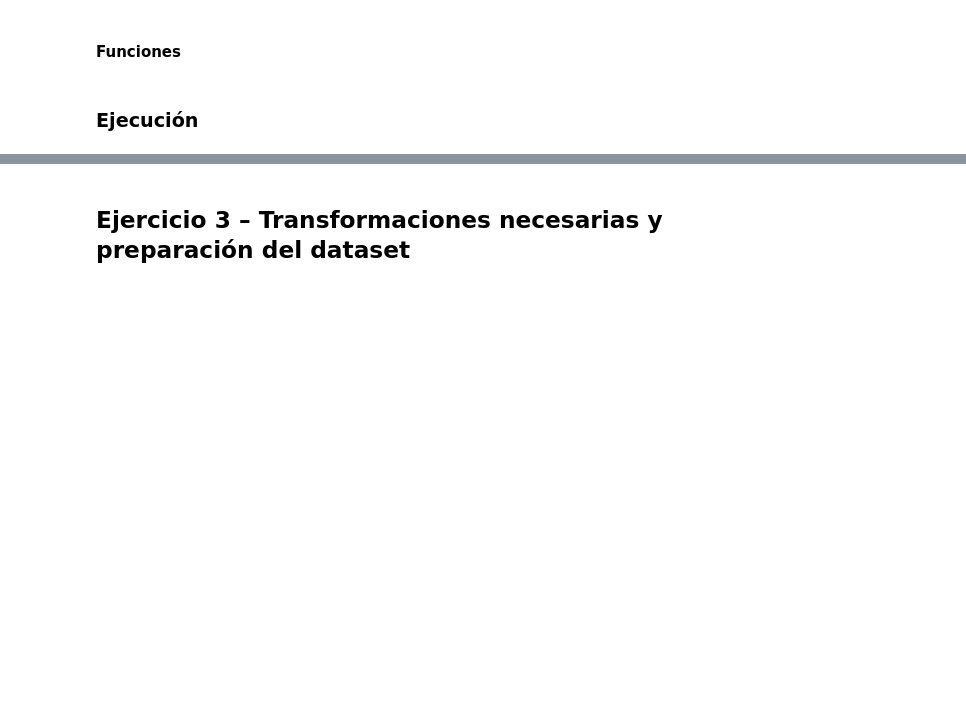
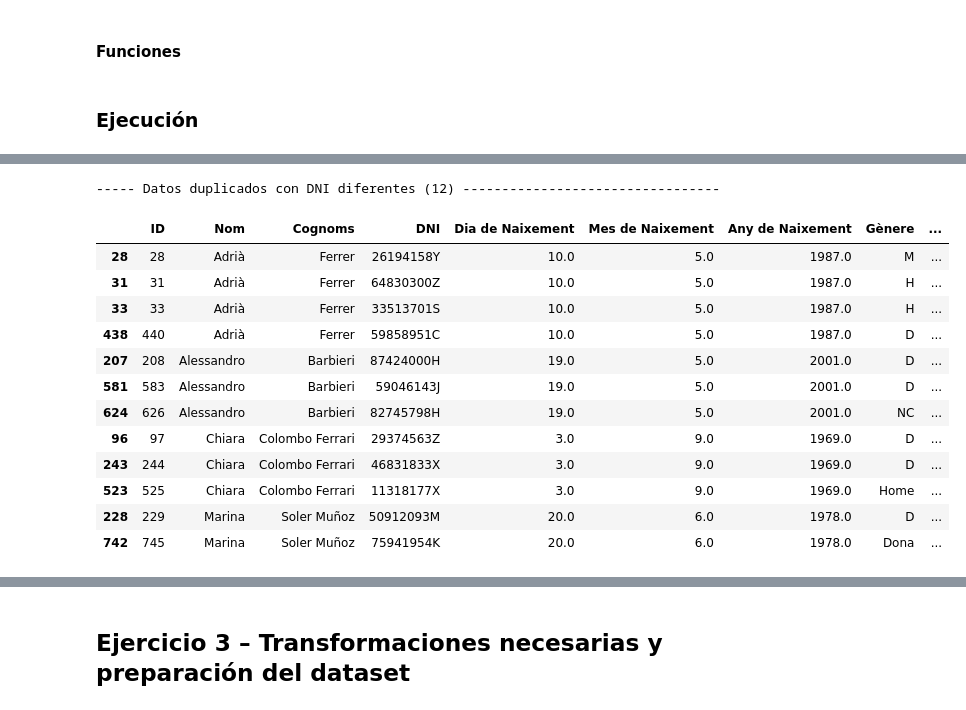
Before and after one commit to chisamitsu/ita-dataanalytics, a Jupyter notebook: s08-analitica-de-dados-python/s08-analitica-de-dados-python.ipynb, the cells around one changed output, grey strips where cells are left out. Cells and saved outputs as stored; diff of their text form; code cells hidden in the pictures; blank space fills up the shorter version.

Commit message:
S08: Analítica de datos con Pandas - Nivel 1, Ejercicio 2 (validaciones y eliminación de registros)

```diff
--- a/s08-analitica-de-dados-python/s08-analitica-de-dados-python.ipynb
+++ b/s08-analitica-de-dados-python/s08-analitica-de-dados-python.ipynb
@@ -457,0 +632,29 @@ _Pendiente_
+# %%
+# Extract first surname
+df["Primer cognom"] = df["Cognoms"].str.split().str[0]
+
+# Records with same PERSON_COLS
+same_person = df[df.duplicated(subset=PERSON_COLS, keep=False)]
+
+# Same person but different DNI
+different_dni = (same_person.groupby(PERSON_COLS)["DNI"].transform("nunique").ne(1))
+
+rows_to_review = (same_person[different_dni].sort_values(by=PERSON_COLS)[DISPLAY_COLS])
+
+print(f"----- Datos duplicados con DNI diferentes ({len(rows_to_review)}) ".ljust(80, "-"))
+display(rows_to_review)
+# %% [output]
+----- Datos duplicados con DNI diferentes (12) ---------------------------------
+|  | ID | Nom | Cognoms | DNI | Dia de Naixement | Mes de Naixement | Any de Naixement | Gènere | ... |
+| 28 | 28 | Adrià | Ferrer | 26194158Y | 10.0 | 5.0 | 1987.0 | M | ... |
+| 31 | 31 | Adrià | Ferrer | 64830300Z | 10.0 | 5.0 | 1987.0 | H | ... |
+| 33 | 33 | Adrià | Ferrer | 33513701S | 10.0 | 5.0 | 1987.0 | H | ... |
+| 438 | 440 | Adrià | Ferrer | 59858951C | 10.0 | 5.0 | 1987.0 | D | ... |
+| 207 | 208 | Alessandro | Barbieri | 87424000H | 19.0 | 5.0 | 2001.0 | D | ... |
+| 581 | 583 | Alessandro | Barbieri | 59046143J | 19.0 | 5.0 | 2001.0 | D | ... |
+| 624 | 626 | Alessandro | Barbieri | 82745798H | 19.0 | 5.0 | 2001.0 | NC | ... |
+| 96 | 97 | Chiara | Colombo Ferrari | 29374563Z | 3.0 | 9.0 | 1969.0 | D | ... |
+| 243 | 244 | Chiara | Colombo Ferrari | 46831833X | 3.0 | 9.0 | 1969.0 | D | ... |
+| 523 | 525 | Chiara | Colombo Ferrari | 11318177X | 3.0 | 9.0 | 1969.0 | Home | ... |
+| 228 | 229 | Marina | Soler Muñoz | 50912093M | 20.0 | 6.0 | 1978.0 | D | ... |
+| 742 | 745 | Marina | Soler Muñoz | 75941954K | 20.0 | 6.0 | 1978.0 | Dona | ... |
```
Also changed, not shown: parts of 32 cells of this notebook.
